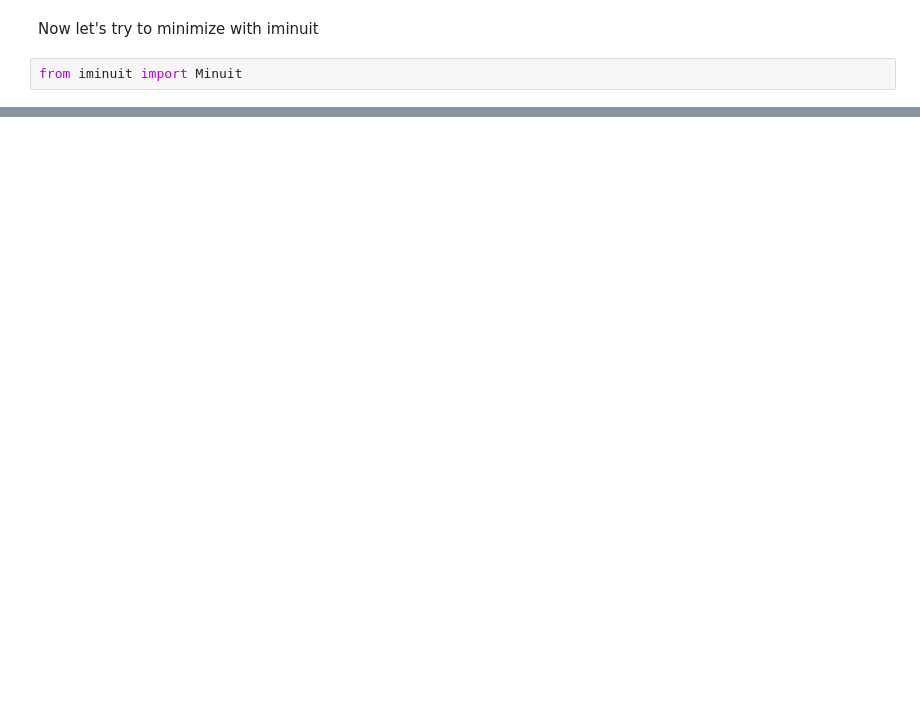
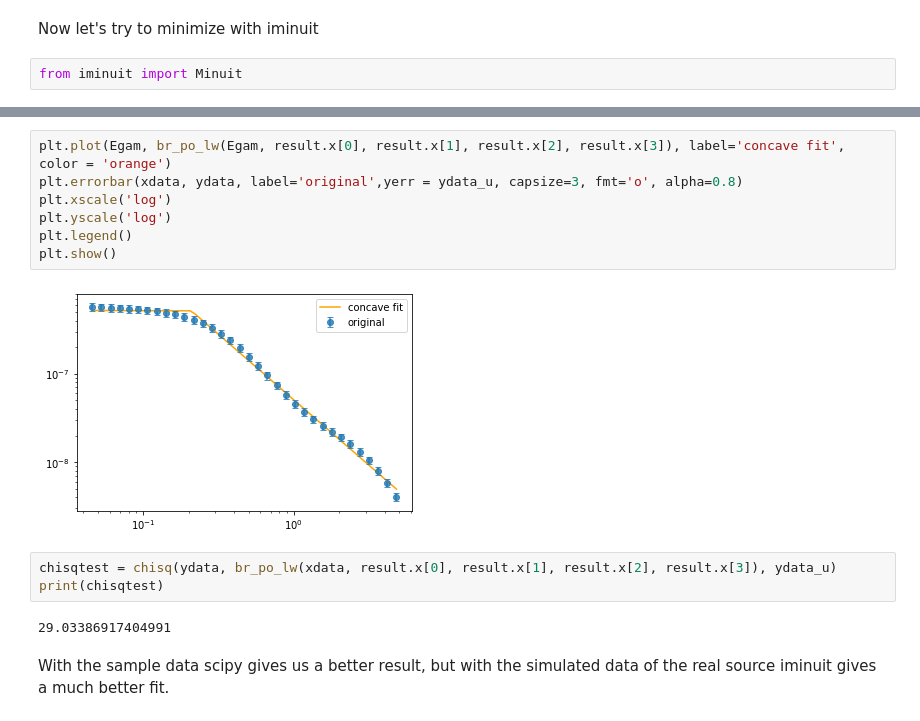
Before and after one commit to R-Grau/EBLpy, a Jupyter notebook: Broken_power_law.ipynb, the cells around one changed output, grey strips where cells are left out. Cells and saved outputs as stored; diff of their text form; blank space fills up the shorter version.

```diff
--- a/Broken_power_law.ipynb
+++ b/Broken_power_law.ipynb
@@ -116,0 +179,16 @@ We can see that Minuit is better than scipy.optimize.minimize as it gives a bett
+# %%
+plt.plot(Egam, br_po_lw(Egam, result.x[0], result.x[1], result.x[2], result.x[3]), label='concave fit', color = 'orange')
+plt.errorbar(xdata, ydata, label='original',yerr = ydata_u, capsize=3, fmt='o', alpha=0.8)
+plt.xscale('log')
+plt.yscale('log')
+plt.legend()
+plt.show()
+# %% [output]
+[figure, added]
+# %%
+chisqtest = chisq(ydata, br_po_lw(xdata, result.x[0], result.x[1], result.x[2], result.x[3]), ydata_u)
+print(chisqtest)
+# %% [output]
+29.03386917404991
+# %% [markdown]
+With the sample data scipy gives us a better result, but with the simulated data of the real source iminuit gives a much better fit.
```
Also changed, not shown: parts of 16 cells of this notebook.
